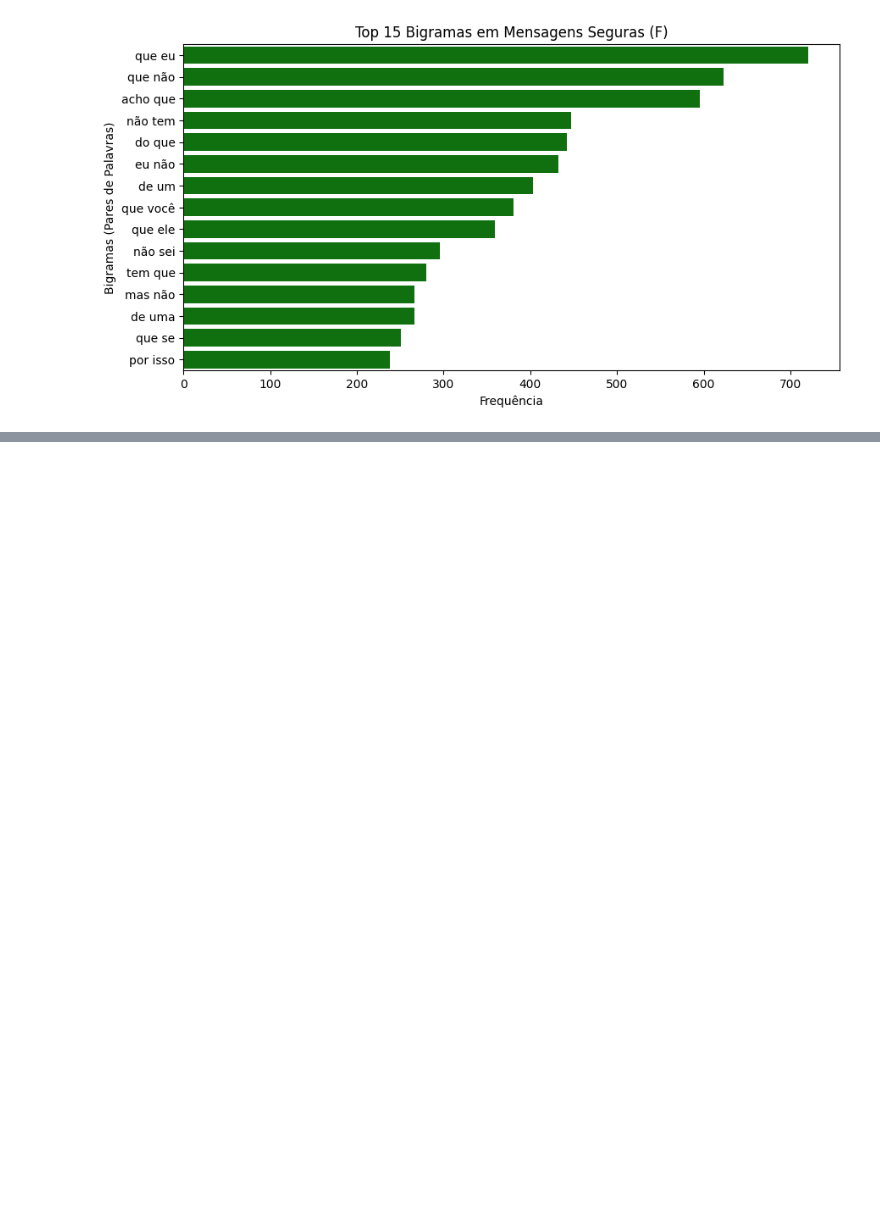
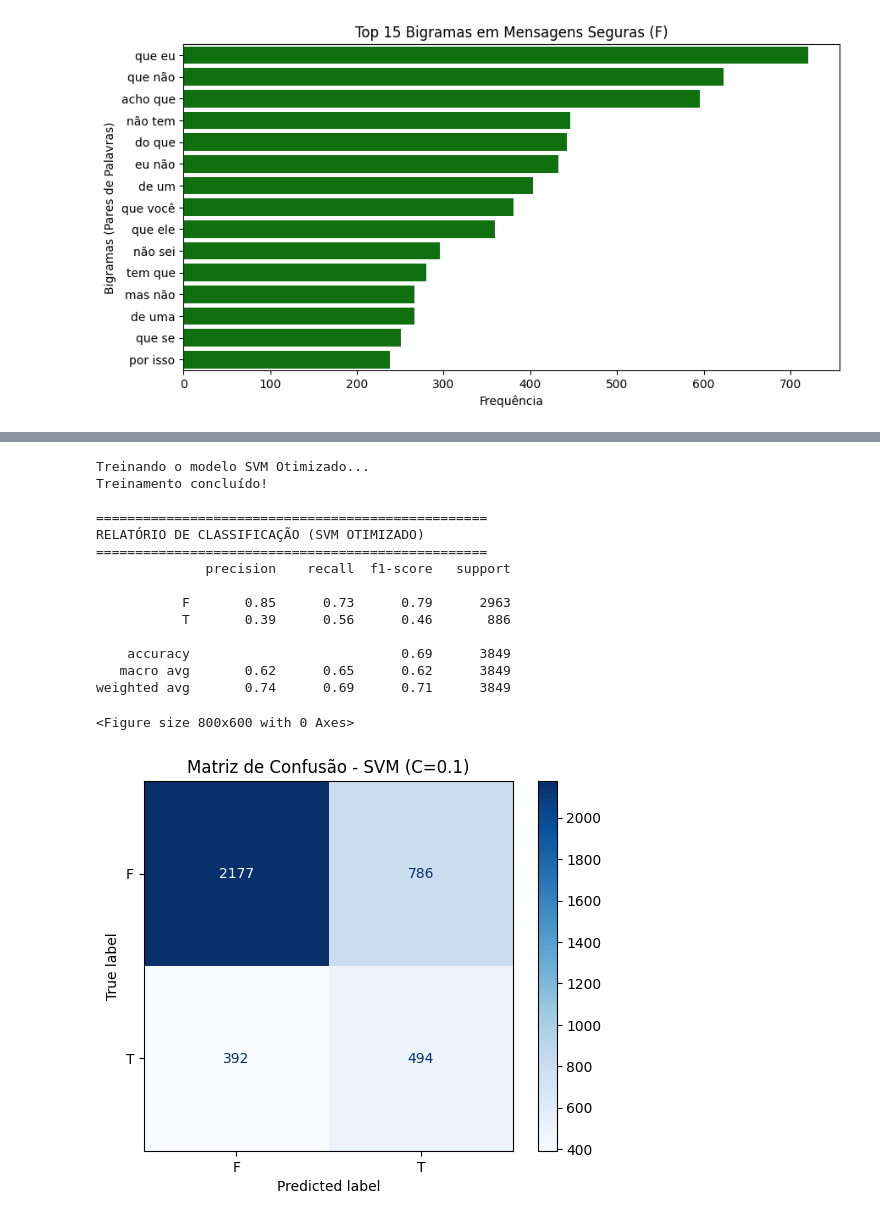
Before and after one commit to GuilhermeLopesAntunes/Inteligencia_Artificial_Aplicada_Deteccao_Mensagens_Nocivas_Ambientes_Virtuais_Jogos, a Jupyter notebook: scripts/datasets/DatasetAnalasys.ipynb, the cells around one changed output, grey strips where cells are left out. Cells and saved outputs as stored; diff of their text form; code cells hidden in the pictures; blank space fills up the shorter version.

```diff
--- a/scripts/datasets/DatasetAnalasys.ipynb
+++ b/scripts/datasets/DatasetAnalasys.ipynb
@@ -348,0 +501,51 @@ Name: num_palavras, dtype: float64
+# %%
+from sklearn.svm import LinearSVC
+from sklearn.metrics import classification_report, confusion_matrix, ConfusionMatrixDisplay
+import matplotlib.pyplot as plt
+
+# 1. Instanciar o Modelo SVM Linear OTIMIZADO
+# Adicionamos C=0.1 para reduzir a paranoia (Falsos Positivos)
+# max_iter=5000 garante que o modelo tenha tempo para achar a melhor fronteira matemática
+svm_modelo = LinearSVC(C=0.1, max_iter=5000, random_state=42, class_weight='balanced')
+
+print("Treinando o modelo SVM Otimizado...")
+
+# 2. Treinamento
+svm_modelo.fit(X_treino, y_treino)
+
+print("Treinamento concluído!")
+
+# 3. Previsão na base de Teste
+previsoes = svm_modelo.predict(X_teste)
+
+# 4. Avaliação de Desempenho
+print("\n" + "="*50)
+print("RELATÓRIO DE CLASSIFICAÇÃO (SVM OTIMIZADO)")
+print("="*50)
+print(classification_report(y_teste, previsoes))
+
+# 5. Matriz de Confusão
+cm = confusion_matrix(y_teste, previsoes, labels=svm_modelo.classes_)
+disp = ConfusionMatrixDisplay(confusion_matrix=cm, display_labels=svm_modelo.classes_)
+
+plt.figure(figsize=(8, 6))
+disp.plot(cmap='Blues', values_format='d')
+plt.title('Matriz de Confusão - SVM (C=0.1)')
+plt.show()
+# %% [output]
+Treinando o modelo SVM Otimizado...
+Treinamento concluído!
+
+==================================================
+RELATÓRIO DE CLASSIFICAÇÃO (SVM OTIMIZADO)
+==================================================
+              precision    recall  f1-score   support
+
+           F       0.85      0.73      0.79      2963
+           T       0.39      0.56      0.46       886
+
+    accuracy                           0.69      3849
+   macro avg       0.62      0.65      0.62      3849
+weighted avg       0.74      0.69      0.71      3849
+<Figure size 800x600 with 0 Axes>
+[figure, added]
```
Also changed, not shown: parts of 11 cells of this notebook, 26 other files.
